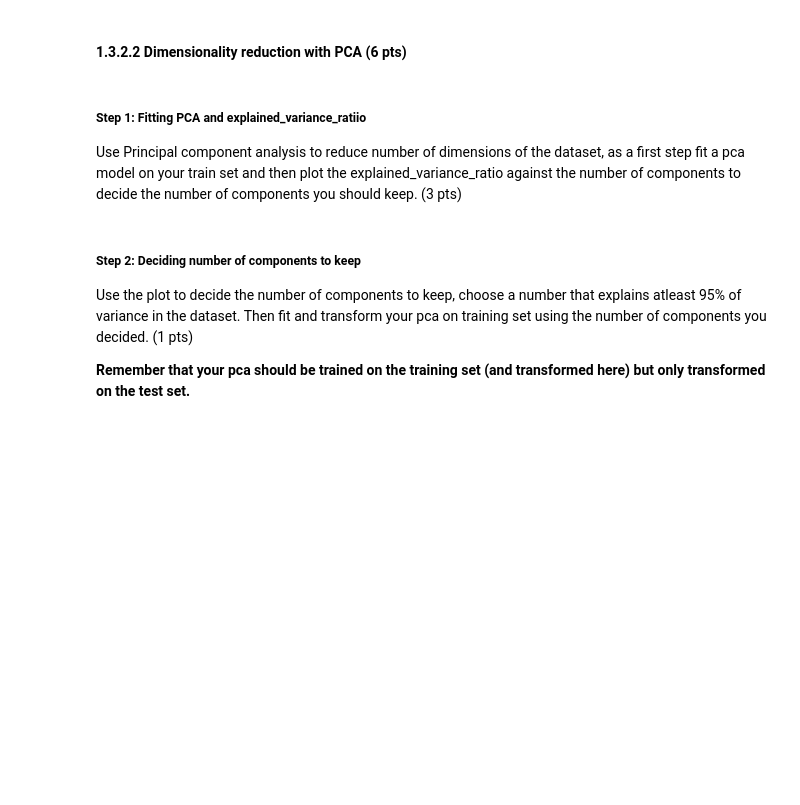
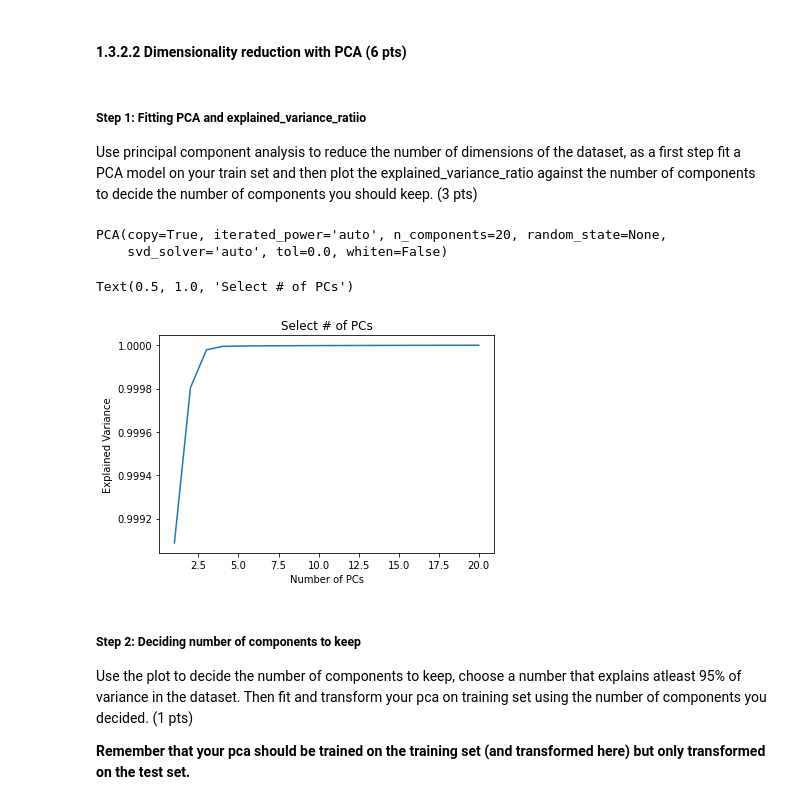
Before and after one commit to spatank/CIS-545, a Jupyter notebook: Homework_4_SPP.ipynb, the cells around one changed output. Cells and saved outputs as stored; diff of their text form; code cells hidden in the pictures; blank space fills up the shorter version.

```diff
--- a/Homework_4_SPP.ipynb
+++ b/Homework_4_SPP.ipynb
@@ -548,11 +548,24 @@ Your submission has been successfully recorded in the gradebook.
 #### 1.3.2.2  Dimensionality reduction with PCA (6 pts)
 # %% [markdown]
 ##### Step 1: Fitting PCA and explained_variance_ratiio
-Use Principal component analysis to reduce number of dimensions of the dataset, as a first step fit a pca model on your train set and then plot the explained_variance_ratio against the number of components to decide the number of components you should keep. (3 pts)
+Use principal component analysis to reduce the number of dimensions of the dataset, as a first step fit a PCA model on your train set and then plot the explained_variance_ratio against the number of components to decide the number of components you should keep. (3 pts)
 # %%
 import numpy as np
 from sklearn.decomposition import PCA
-# Your code goes here
+
+pca = PCA(n_components = 20)
+pca.fit(x_train)
+# %% [output]
+PCA(copy=True, iterated_power='auto', n_components=20, random_state=None,
+    svd_solver='auto', tol=0.0, whiten=False)
+# %%
+plt.plot(np.arange(20) + 1, pca.explained_variance_ratio_.cumsum())
+plt.xlabel('Number of PCs')
+plt.ylabel('Explained Variance')
+plt.title('Select # of PCs')
+# %% [output]
+Text(0.5, 1.0, 'Select # of PCs')
+[figure, added]
 # %% [markdown]
 ##### Step 2: Deciding number of components to keep
 Use the plot to decide the number of components to keep, choose a number that explains atleast 95% of variance in the dataset. Then fit and transform your pca on training set using the number of components you decided. (1 pts)
```
Also changed, not shown: parts of 3 cells of this notebook.
